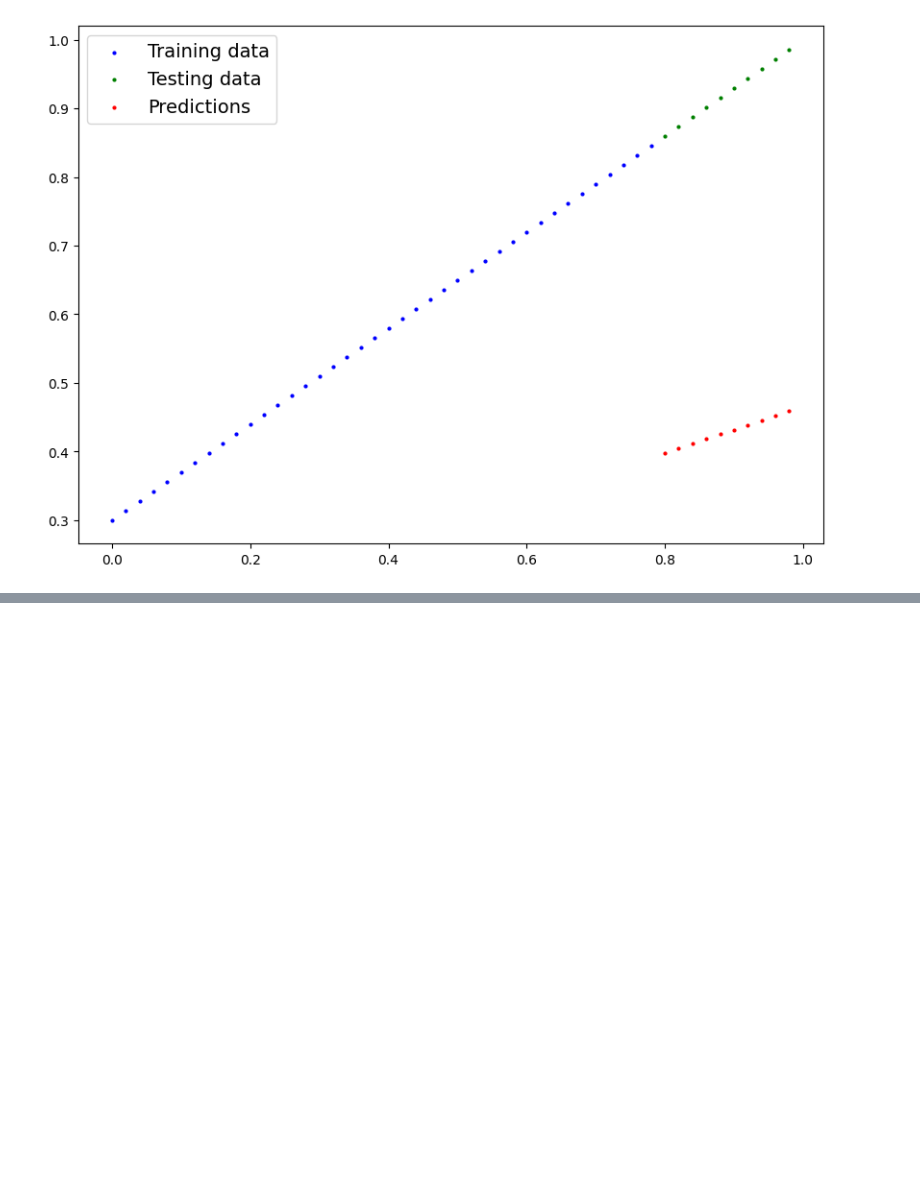
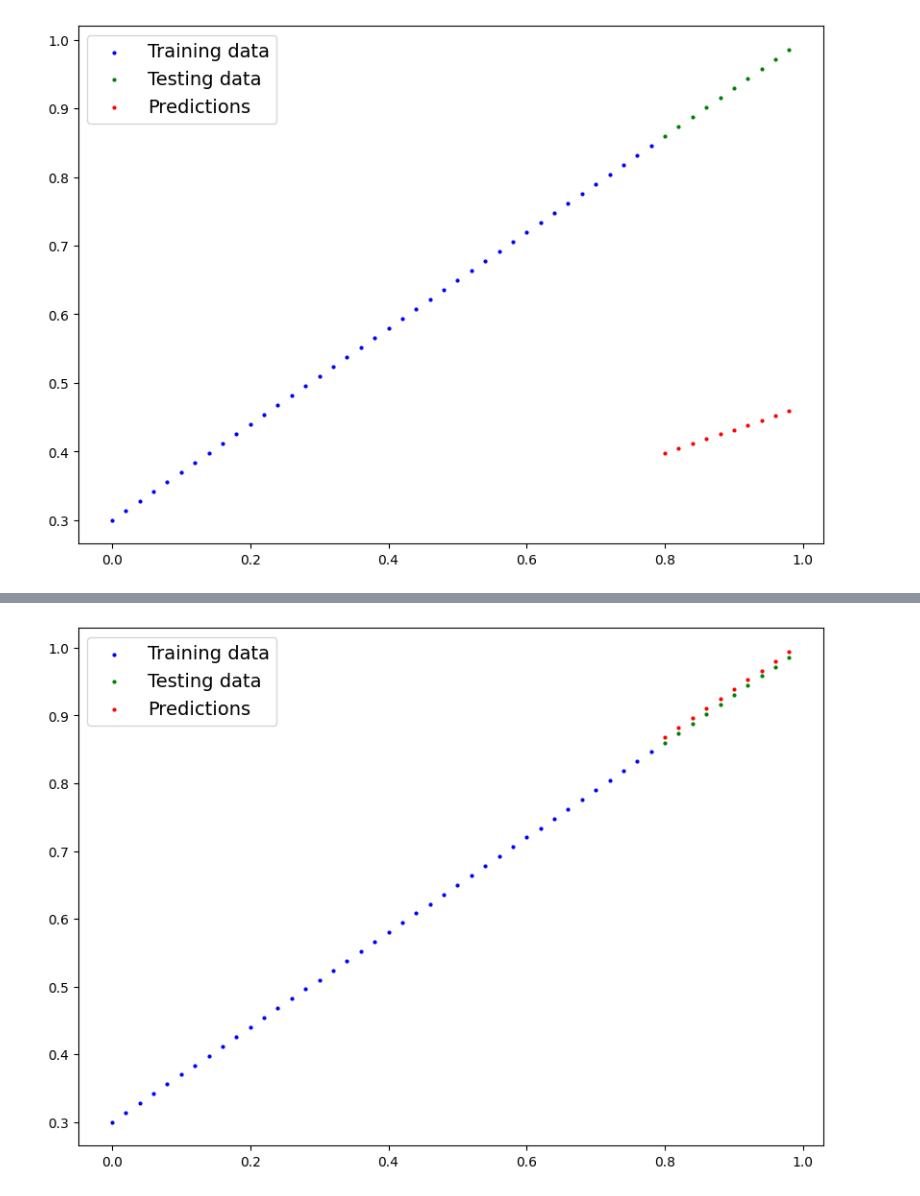
Before and after one commit to ssshanaka/PyTorch-101-Crash-Course-For-Beginners---Workflow, a Jupyter notebook: PyTorch_101_Crash_Course_For_Beginners_Workflow.ipynb, the cells around one changed output, grey strips where cells are left out. Drawn from its saved outputs; the diff is of its cells as text; code cells hidden in the pictures; blank space fills up the shorter version.

Commit message:
- Training Intuition - Optimizer Setup - Training Loop - Write Training Loop - Training Steps Review - Run Training Loop

```diff
--- a/PyTorch_101_Crash_Course_For_Beginners_Workflow.ipynb
+++ b/PyTorch_101_Crash_Course_For_Beginners_Workflow.ipynb
@@ -143,0 +155,33 @@ plot_predictions(predictions = y_preds)
+# %%
+# an epoch is one loop through data
+epochs = 100
+
+# 0. Loop through the data
+for epoch in range(epochs):
+  model_0.train()  # train model in PyTorch sets all parametersthat require gradients to require gradients
+
+  # 1. Forward pass
+  y_pred = model_0(X_train)
+
+  # 2. Calculate the Loss
+  loss = loss_fn(y_train, y_pred)
+
+  # 3. Optimizer zero grad
+  optimizer.zero_grad()
+
+  # 4. Loss backward - perform backpropagation on the loss with respect to the parameters of the model
+  loss.backward()
+
+  # 5. Step the optimizer (perform gradient descent)
+  optimizer.step()
+
+  # Testing
+  model_0.eval() # turns off different settings in the model not needed for testing/evaluation (dropout/batchnorm)
+  with torch.inference_mode(): # turn off gradient tracking
+    # forward pass
+    test_pred = model_0(X_test)
+
+
+  # Print out model state dict
+  print(f"Model state dict: {model_0.state_dict()}")
+  print(f"ephocs: {epoch} , Loss: {loss}")
@@ -143,0 +206,9 @@ plot_predictions(predictions = y_preds)
+# %%
+#
+
+with torch.inference_mode():
+  y_preds = model_0(X_test)
+
+plot_predictions(predictions=y_preds)
+# %% [output]
+[figure, added]
```
Also changed, not shown: parts of 4 cells of this notebook.
